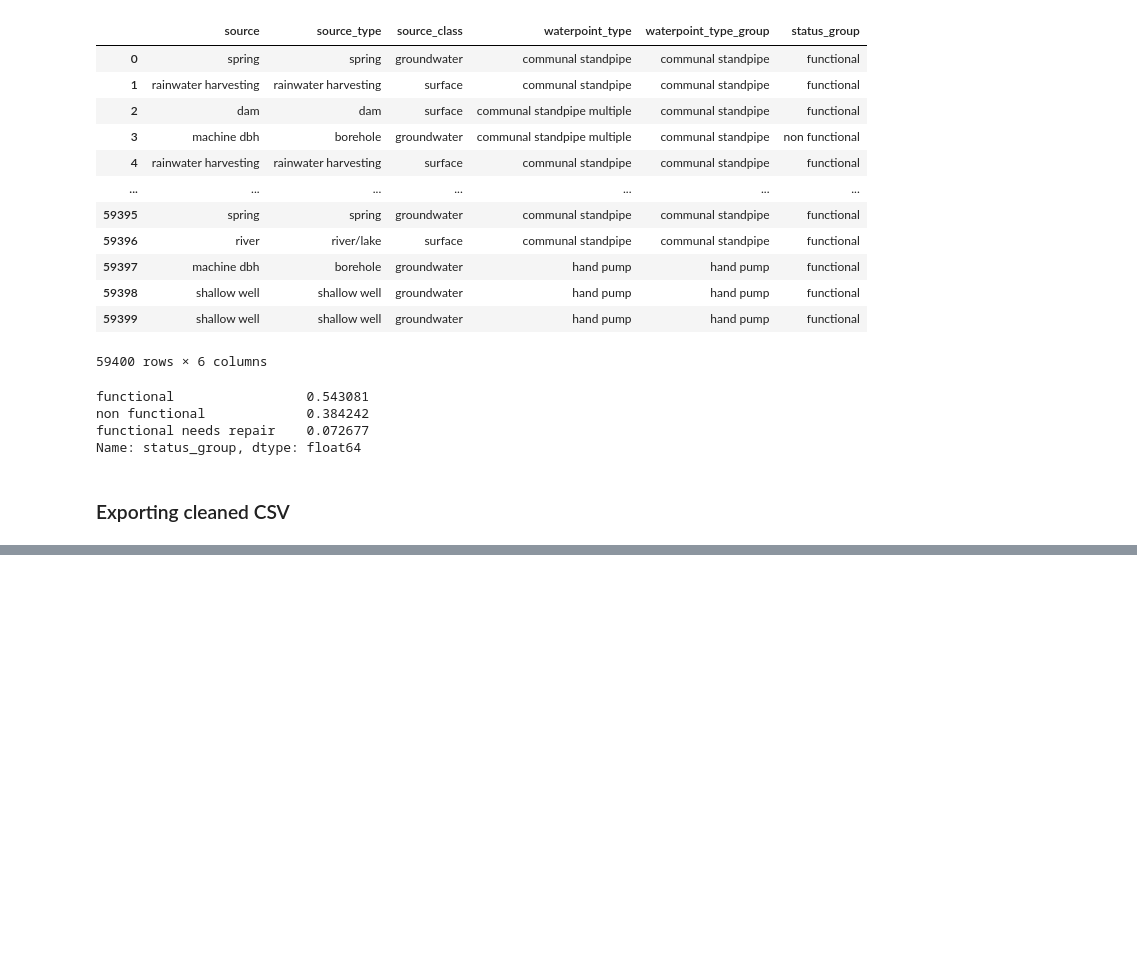
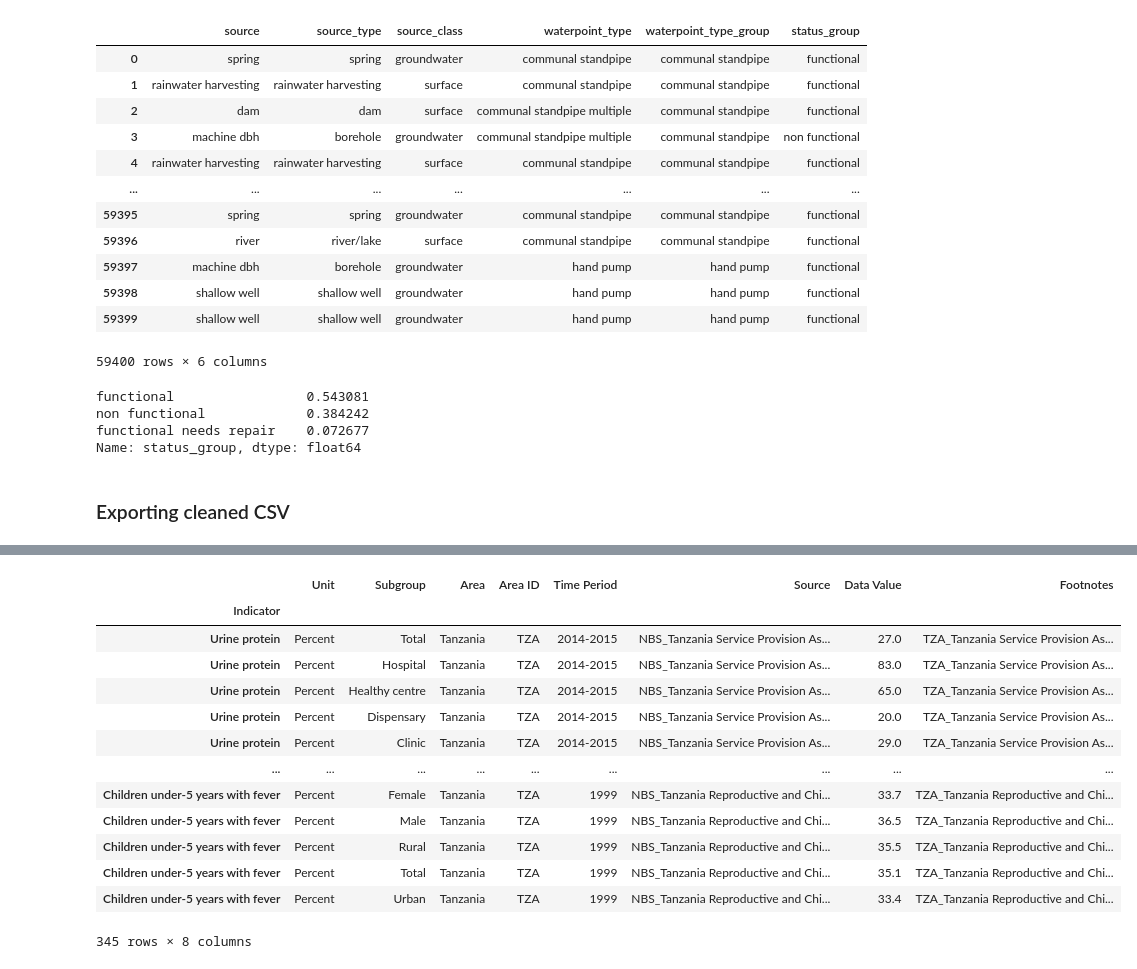
Before and after one commit to kalebts/Tanzania-Group-Project, a Jupyter notebook: Jackie.ipynb, the cells around one changed output, grey strips where cells are left out. Saved outputs shown, nothing was run; the diff lists cells and outputs as text; code cells hidden in the pictures; blank space fills up the shorter version.

Commit message:
did some EDA on census data

```diff
--- a/Jackie.ipynb
+++ b/Jackie.ipynb
@@ -203,0 +259,2 @@ water_pump.to_csv('./data/water_pump_info_cleaned_jp.csv', index=False)
+# %%
+census = pd.read_csv('./data/Tanzania_2012_en.csv')
@@ -203,0 +275,2 @@ water_pump.to_csv('./data/water_pump_info_cleaned_jp.csv', index=False)
+# %%
+census = census.set_index('Indicator').T
@@ -203,0 +456,15 @@ water_pump.to_csv('./data/water_pump_info_cleaned_jp.csv', index=False)
+# %%
+census_health = census.loc[:,['Urine protein', 'Projected infant mortality rate', 'Projected life expectancy at birth',
+             'Population with disability', 'Post neonatal mortality rate',
+             'Population 7 years and above, with difficulty in cognition',
+             'Population 7 years and above, with difficulty in communication',
+             'Population 7 years and above, with difficulty in hearing',
+             'Population 7 years and above, with difficulty in mobility',
+             'Population 7 years and above, with difficulty in seeing',
+             'Deworming coverage', 'Children under-5 years with diarrhoea',
+             'Children under-5 years with diarrhoea taken to a health facility/provider',
+             'Children under-5 years who drink more fluids during diarrhoea',
+             'Children under-5 years who given ORS and zinc during diarrhoea',
+             'Children under-5 years who receive any ORT for diarrhoea', 'Children under-5 years with fever']]
+
+census_health
@@ -203,0 +482,18 @@ water_pump.to_csv('./data/water_pump_info_cleaned_jp.csv', index=False)
+# %%
+census_health_tanzania = census_health.T[census_health.T['Area'] == 'Tanzania']
+census_health_tanzania
+# %% [output]
+|  | Unit | Subgroup | Area | Area ID | Time Period | Source | Data Value | Footnotes |
+| Indicator |  |  |  |  |  |  |  |  |
+| Urine protein | Percent | Total | Tanzania | TZA | 2014-2015 | NBS_Tanzania Service Provision As... | 27.0 | TZA_Tanzania Service Provision As... |
+| Urine protein | Percent | Hospital | Tanzania | TZA | 2014-2015 | NBS_Tanzania Service Provision As... | 83.0 | TZA_Tanzania Service Provision As... |
+| Urine protein | Percent | Healthy centre | Tanzania | TZA | 2014-2015 | NBS_Tanzania Service Provision As... | 65.0 | TZA_Tanzania Service Provision As... |
+| Urine protein | Percent | Dispensary | Tanzania | TZA | 2014-2015 | NBS_Tanzania Service Provision As... | 20.0 | TZA_Tanzania Service Provision As... |
+| Urine protein | Percent | Clinic | Tanzania | TZA | 2014-2015 | NBS_Tanzania Service Provision As... | 29.0 | TZA_Tanzania Service Provision As... |
+| ... | ... | ... | ... | ... | ... | ... | ... | ... |
+| Children under-5 years with fever | Percent | Female | Tanzania | TZA | 1999 | NBS_Tanzania Reproductive and Chi... | 33.7 | TZA_Tanzania Reproductive and Chi... |
+| Children under-5 years with fever | Percent | Male | Tanzania | TZA | 1999 | NBS_Tanzania Reproductive and Chi... | 36.5 | TZA_Tanzania Reproductive and Chi... |
+| Children under-5 years with fever | Percent | Rural | Tanzania | TZA | 1999 | NBS_Tanzania Reproductive and Chi... | 35.5 | TZA_Tanzania Reproductive and Chi... |
+| Children under-5 years with fever | Percent | Total | Tanzania | TZA | 1999 | NBS_Tanzania Reproductive and Chi... | 35.1 | TZA_Tanzania Reproductive and Chi... |
+| Children under-5 years with fever | Percent | Urban | Tanzania | TZA | 1999 | NBS_Tanzania Reproductive and Chi... | 33.4 | TZA_Tanzania Reproductive and Chi... |
+345 rows × 8 columns
```
Also changed, not shown: parts of 33 cells of this notebook, 1 other file.
